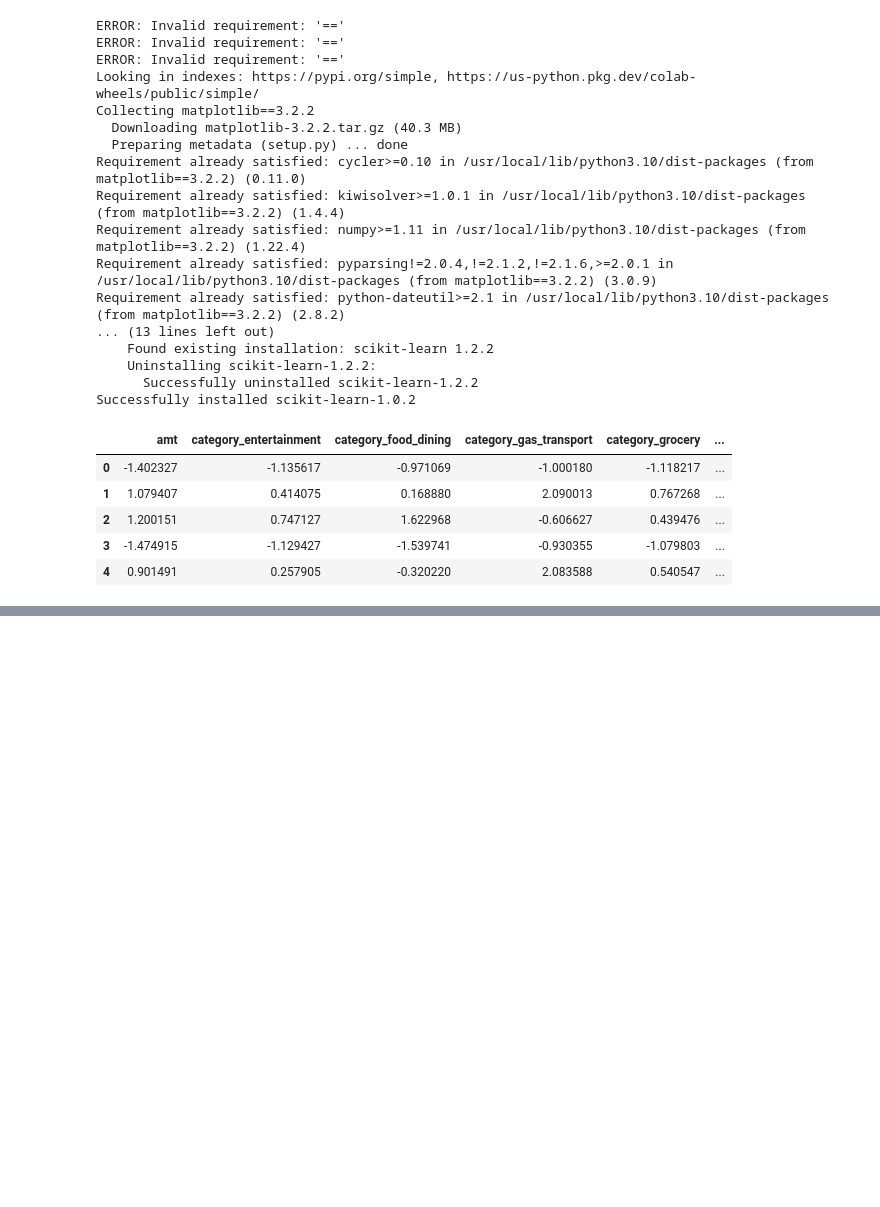
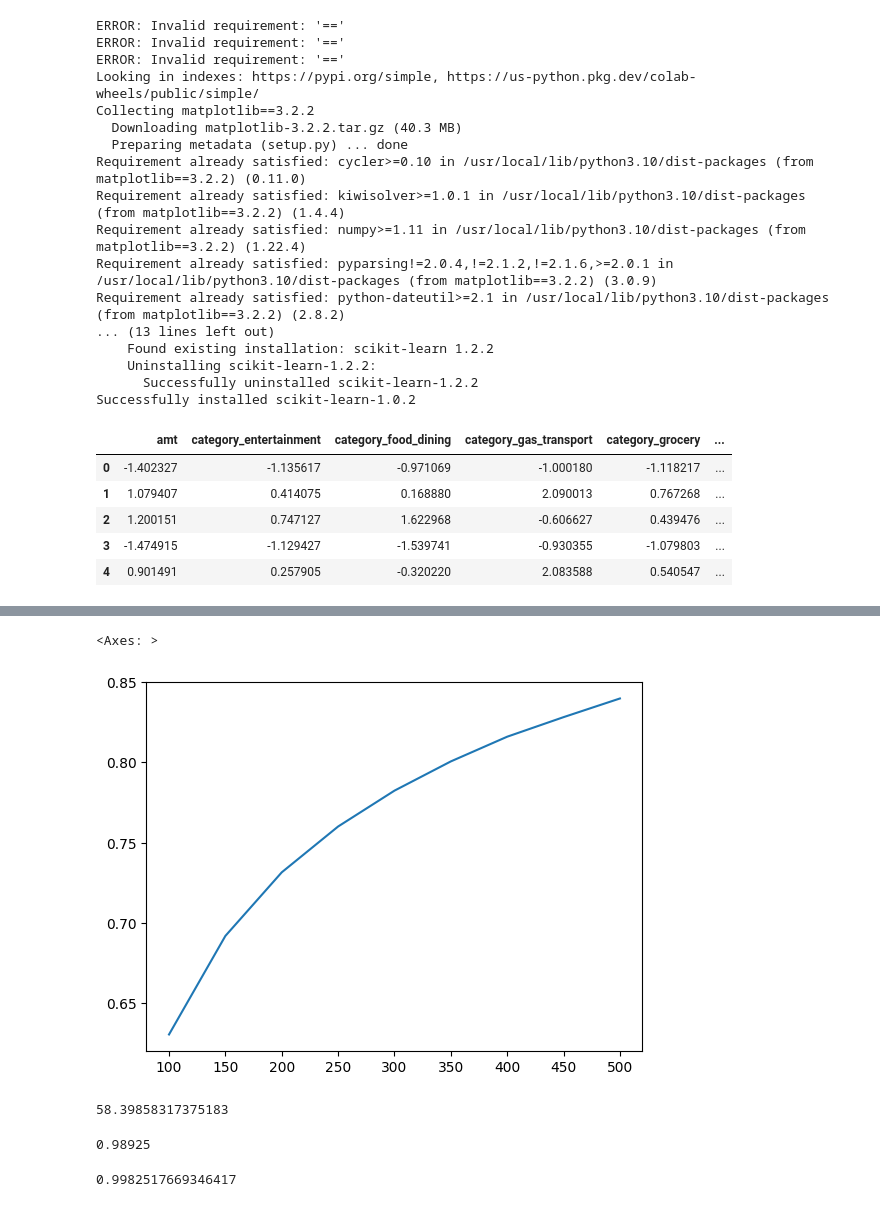
Before and after one commit to YooSeungWan12/ex02, a Jupyter notebook: 13_주성분분석_PCA_차원축소.ipynb, the cells around one changed output, grey strips where cells are left out. Saved outputs shown, nothing was run; the diff lists cells and outputs as text; code cells hidden in the pictures; blank space fills up the shorter version.

```diff
--- a/13_주성분분석_PCA_차원축소.ipynb
+++ b/13_주성분분석_PCA_차원축소.ipynb
@@ -75,0 +224,8 @@ data.head()
+# %%
+from sklearn.ensemble import RandomForestClassifier # 랜덤포레스트 임포트
+model_1 = RandomForestClassifier(random_state=100) # 모델 객체 생성
+# %%
+import time # 임포트
+start_time = time.time() # 시작시간 설정
+model_1.fit(X_train_scaled, y_train) # 학습
+print(time.time() - start_time) # 소요 시간 출
@@ -75,0 +249,3 @@ data.head()
+# %%
+pca = PCA(n_components=2) # 주성분 개수 지정
+pca.fit(X_train_scaled) # 학습
@@ -75,0 +259,7 @@ data.head()
+# %%
+var_ratio = [] # 빈 리스트 생성
+for i in range(100, 550, 50): # 순회
+  pca = PCA(n_components=i) # 주성분 개수 지정
+  pca.fit_transform(X_train_scaled) # 학습 및 변환
+  ratio = pca.explained_variance_ratio_.sum() # 데이터 반영 비율 합
+  var_ratio.append(ratio) # 반영 비율 합을 리스트에 추가
@@ -75,0 +278,6 @@ data.head()
+# %%
+sns.lineplot(x=range(100, 550, 50), y=var_ratio) # 선형 그래프 그리기
+# 주성분 개수 지정
+# %% [output]
+<Axes: >
+[figure, added]
@@ -75,0 +290,17 @@ data.head()
+# %%
+model_2 = RandomForestClassifier(random_state = 100) # 모델 객체 생성
+start_time = time.time() # 시작 시간 지정
+model_2.fit(X_train_scaled_pca, y_train) # 학습
+print(time.time() - start_time) # 소요 시간 출력
+# %% [output]
+58.39858317375183
+# %%
+pred_2 = model_2.predict(X_test_scaled_pca) # 예측
+accuracy_score(y_test, pred_2) # 정확도 확인
+# %% [output]
+0.98925
+# %%
+proba_2 = model_2.predict_proba(X_test_scaled_pca) # 예측
+roc_auc_score(y_test, proba_2[:, 1]) # AUC 확인
+# %% [output]
+0.9982517669346417
```
Also changed, not shown: parts of 25 cells of this notebook.
